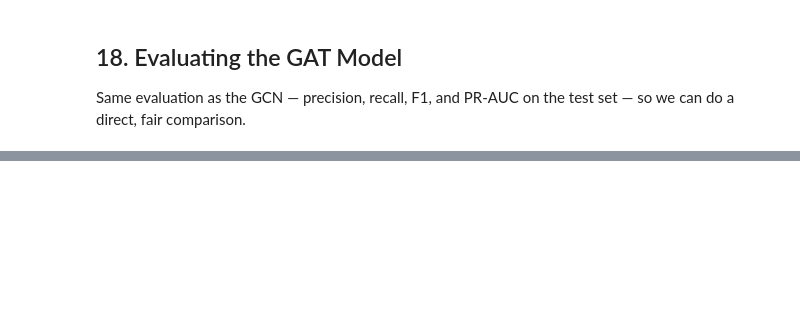
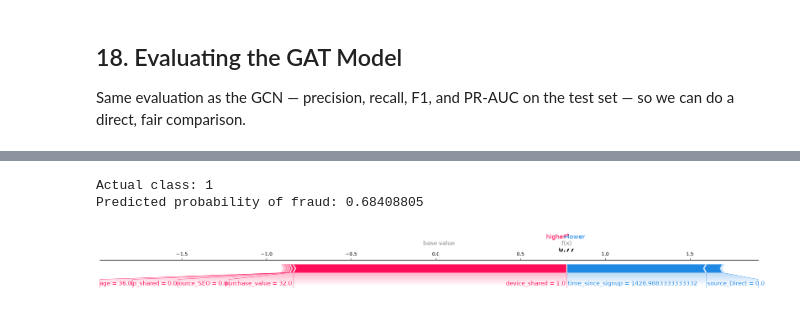
Before and after one commit to frontstyle-with-ritika/gnn-fraud-detection, a Jupyter notebook: notebooks/01_eda_and_baseline.ipynb, the cells around one changed output, grey strips where cells are left out. Drawn from its saved outputs; the diff is of its cells as text; code cells hidden in the pictures; blank space fills up the shorter version.

```diff
--- a/notebooks/01_eda_and_baseline.ipynb
+++ b/notebooks/01_eda_and_baseline.ipynb
@@ -708,0 +731,22 @@ GAT PR-AUC: 0.03165089244943047
+# %%
+# Pick one transaction the model correctly flagged as fraud
+fraud_idx = X_test[(y_test == 1) & (y_pred == 1)].index[0]
+row_position = X_test.index.get_loc(fraud_idx)
+
+print("Actual class:", y_test.loc[fraud_idx])
+print("Predicted probability of fraud:", y_pred_proba[row_position])
+
+shap.force_plot(
+    explainer.expected_value,
+    shap_values[row_position],
+    X_test.loc[fraud_idx],
+    matplotlib=True,
+    show=False
+)
+plt.tight_layout()
+plt.savefig('../outputs/figures/shap_single_prediction.png', dpi=150, bbox_inches='tight')
+plt.show()
+# %% [output]
+Actual class: 1
+Predicted probability of fraud: 0.68408805
+[figure, added]
```
Also changed, not shown: parts of 12 cells of this notebook.
